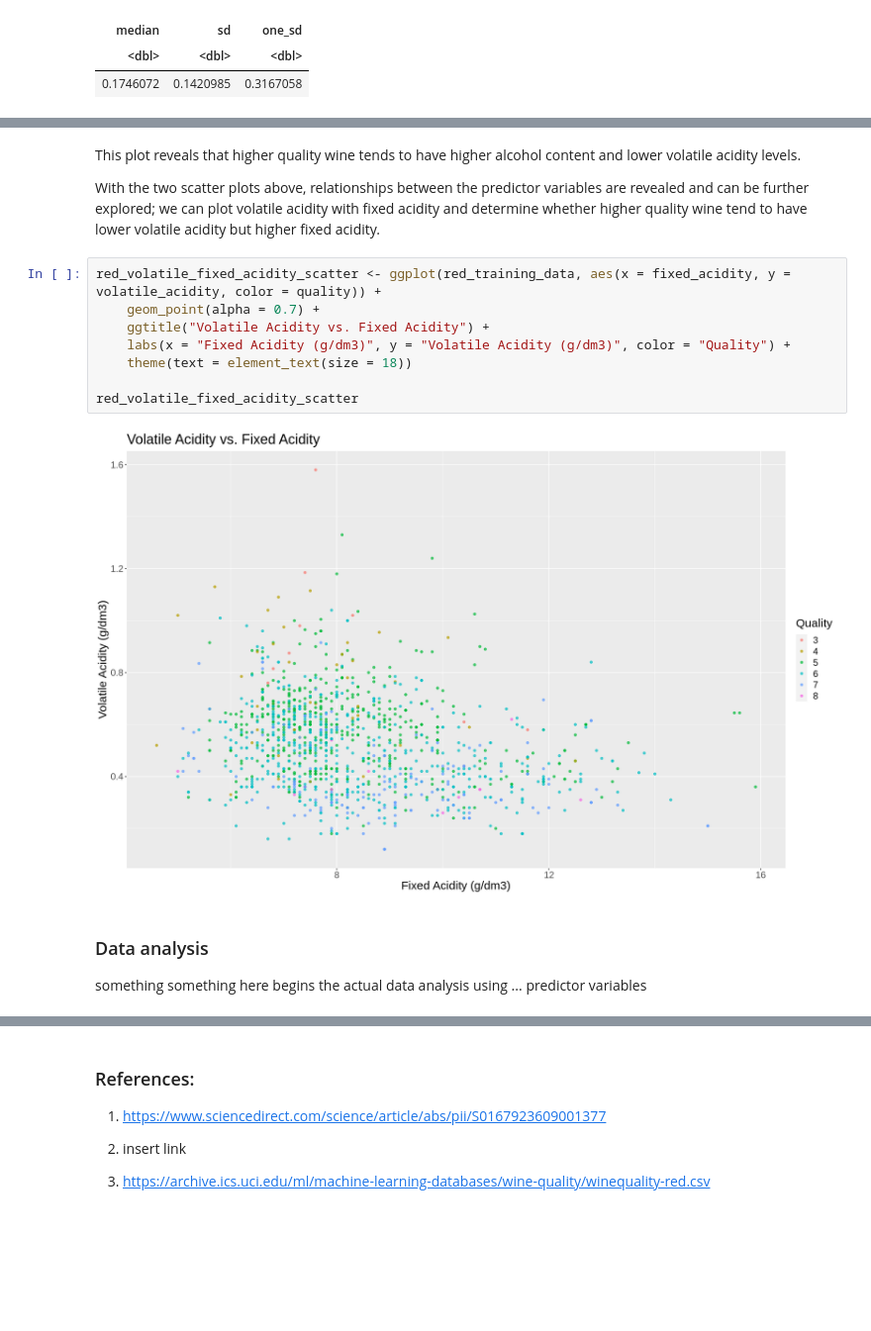
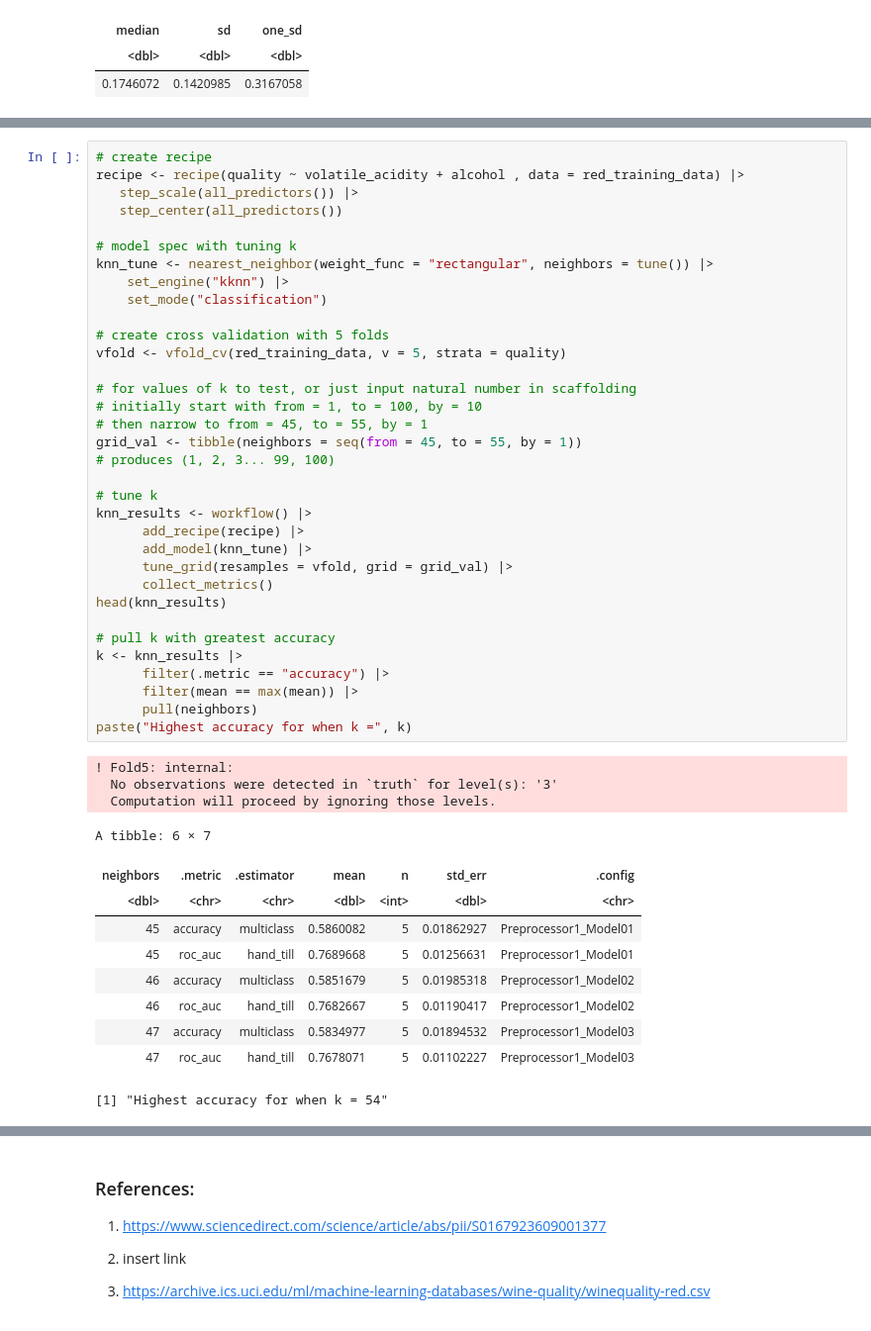
Before and after one commit to j-ackyao/Group-62-project, a Jupyter notebook: group_project_report.ipynb, the cells around one changed output, grey strips where cells are left out. Shown at 99% size. Cells and saved outputs as stored; diff of their text form; blank space fills up the shorter version.

```diff
--- a/group_project_report.ipynb
+++ b/group_project_report.ipynb
@@ -361,19 +343,48 @@ red_volatile_acidity_alcohol_scatter
-# %% [markdown]
-This plot reveals that higher quality wine tends to have higher alcohol content and lower volatile acidity levels.
-
-With the two scatter plots above, relationships between the predictor variables are revealed and can be further explored; we can plot volatile acidity with fixed acidity and determine whether higher quality wine tend to have lower volatile acidity but higher fixed acidity.
-# %%
-red_volatile_fixed_acidity_scatter <- ggplot(red_training_data, aes(x = fixed_acidity, y = volatile_acidity, color = quality)) +
-    geom_point(alpha = 0.7) +
-    ggtitle("Volatile Acidity vs. Fixed Acidity") +
-    labs(x = "Fixed Acidity (g/dm3)", y = "Volatile Acidity (g/dm3)", color = "Quality") +
-    theme(text = element_text(size = 18))
-
-red_volatile_fixed_acidity_scatter
-# %% [output]
-[figure, removed]
-# %% [markdown]
-### Data analysis
-<a id='data_analysis'></a>
-
-something something here begins the actual data analysis using ... predictor variables
+# %%
+# create recipe
+recipe <- recipe(quality ~ volatile_acidity + alcohol , data = red_training_data) |>
+   step_scale(all_predictors()) |>
+   step_center(all_predictors())
+
+# model spec with tuning k
+knn_tune <- nearest_neighbor(weight_func = "rectangular", neighbors = tune()) |>
+    set_engine("kknn") |>
+    set_mode("classification")
+
+# create cross validation with 5 folds
+vfold <- vfold_cv(red_training_data, v = 5, strata = quality)
+
+# for values of k to test, or just input natural number in scaffolding
+# initially start with from = 1, to = 100, by = 10
+# then narrow to from = 45, to = 55, by = 1
+grid_val <- tibble(neighbors = seq(from = 45, to = 55, by = 1))
+# produces (1, 2, 3... 99, 100)
+
+# tune k
+knn_results <- workflow() |>
+      add_recipe(recipe) |>
+      add_model(knn_tune) |>
+      tune_grid(resamples = vfold, grid = grid_val) |>
+      collect_metrics()
+head(knn_results)
+
+# pull k with greatest accuracy
+k <- knn_results |>
+      filter(.metric == "accuracy") |>
+      filter(mean == max(mean)) |>
+      pull(neighbors)
+paste("Highest accuracy for when k =", k)
+# %% [output]
+! Fold5: internal:
+  No observations were detected in `truth` for level(s): '3'
+  Computation will proceed by ignoring those levels.
+A tibble: 6 × 7
+| neighbors | .metric | .estimator | mean | n | std_err | .config |
+| <dbl> | <chr> | <chr> | <dbl> | <int> | <dbl> | <chr> |
+| 45 | accuracy | multiclass | 0.5860082 | 5 | 0.01862927 | Preprocessor1_Model01 |
+| 45 | roc_auc | hand_till | 0.7689668 | 5 | 0.01256631 | Preprocessor1_Model01 |
+| 46 | accuracy | multiclass | 0.5851679 | 5 | 0.01985318 | Preprocessor1_Model02 |
+| 46 | roc_auc | hand_till | 0.7682667 | 5 | 0.01190417 | Preprocessor1_Model02 |
+| 47 | accuracy | multiclass | 0.5834977 | 5 | 0.01894532 | Preprocessor1_Model03 |
+| 47 | roc_auc | hand_till | 0.7678071 | 5 | 0.01102227 | Preprocessor1_Model03 |
+[1] "Highest accuracy for when k = 54"
```
Also changed, not shown: parts of 12 cells of this notebook.
